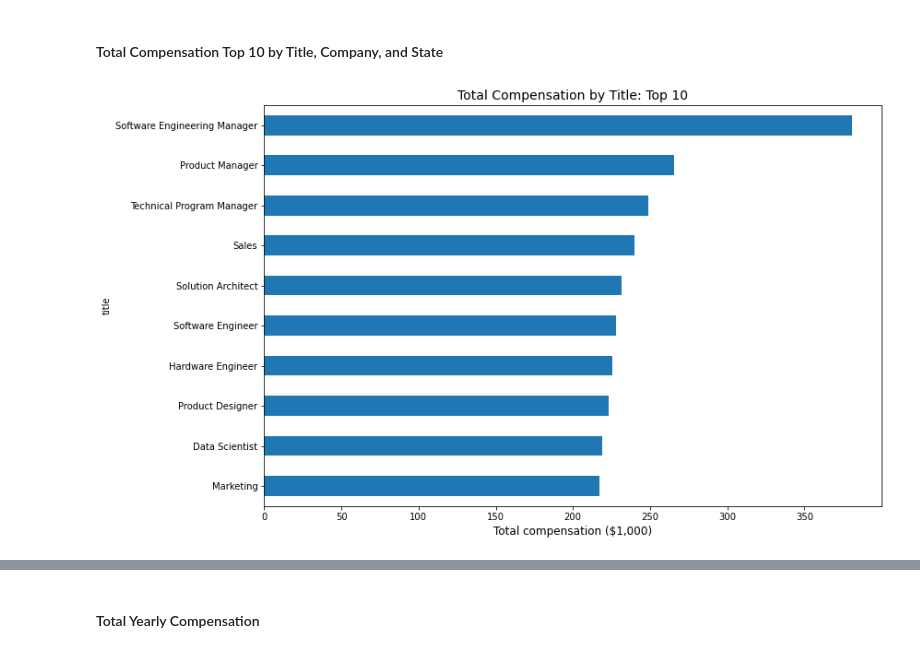
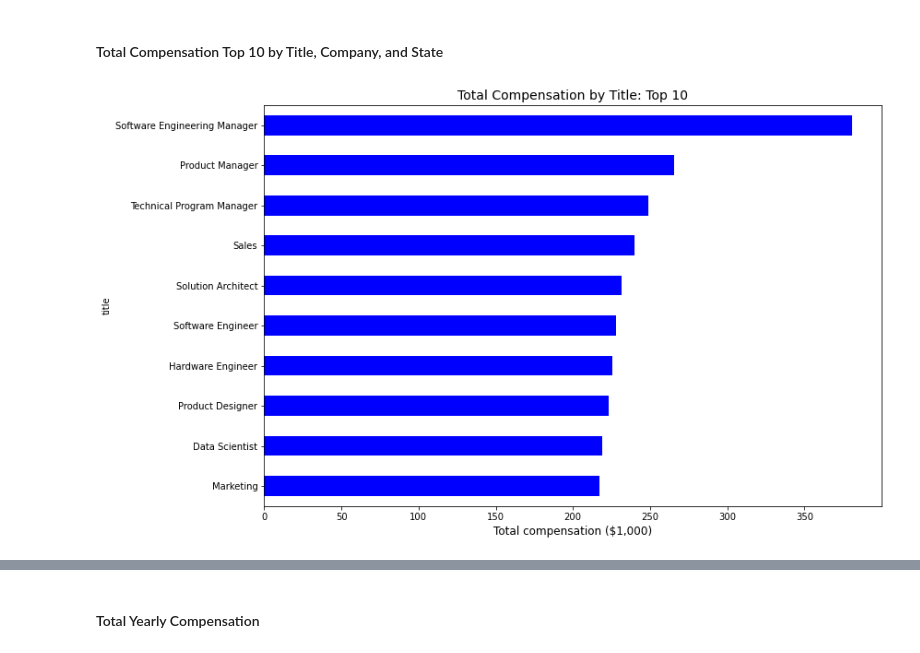
Before and after one commit to mh0805/Group-Project, a Jupyter notebook: Code/EDA_TEAM.ipynb, the cells around one changed output, grey strips where cells are left out. Cells and saved outputs as stored; diff of their text form; code cells hidden in the pictures.

```diff
--- a/Code/EDA_TEAM.ipynb
+++ b/Code/EDA_TEAM.ipynb
@@ -191,15 +191,15 @@ plt.savefig('../Images/worker_locations.png');
 # %%
 # Total Compensation by Title
 plt.figure(figsize=(12,8))
-df.groupby(['title'])['totalyearlycompensation'].mean().sort_values().tail(10).plot(kind='barh')
+df.groupby(['title'])['totalyearlycompensation'].mean().sort_values().tail(10).plot(kind='barh', color='blue')
 plt.title('Total Compensation by Title: Top 10', fontsize=14)
 plt.xlabel('Total compensation ($1,000)', fontsize=12)
 plt.tight_layout
 
 # Exporting Figure
 plt.savefig('../Images/total_compensation_by_title.png');
 # %% [output]
-[figure, old version]
+[figure, new version]
 # %%
 # Total Compensation by Company
 plt.figure(figsize=(12,8))
```
Also changed, not shown: parts of 9 cells of this notebook, 6 other files.
